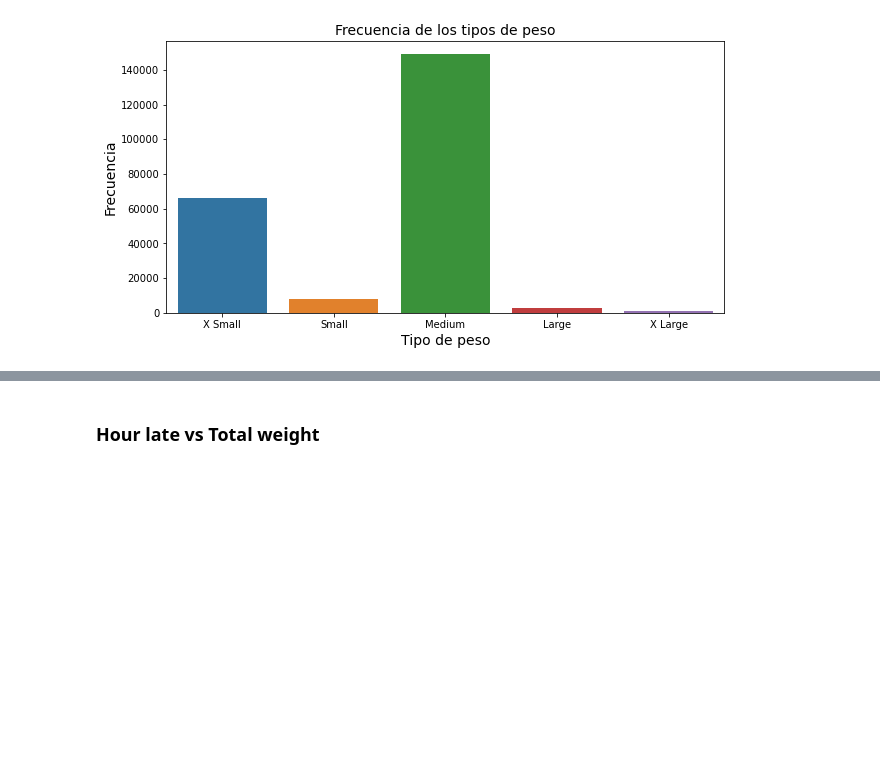
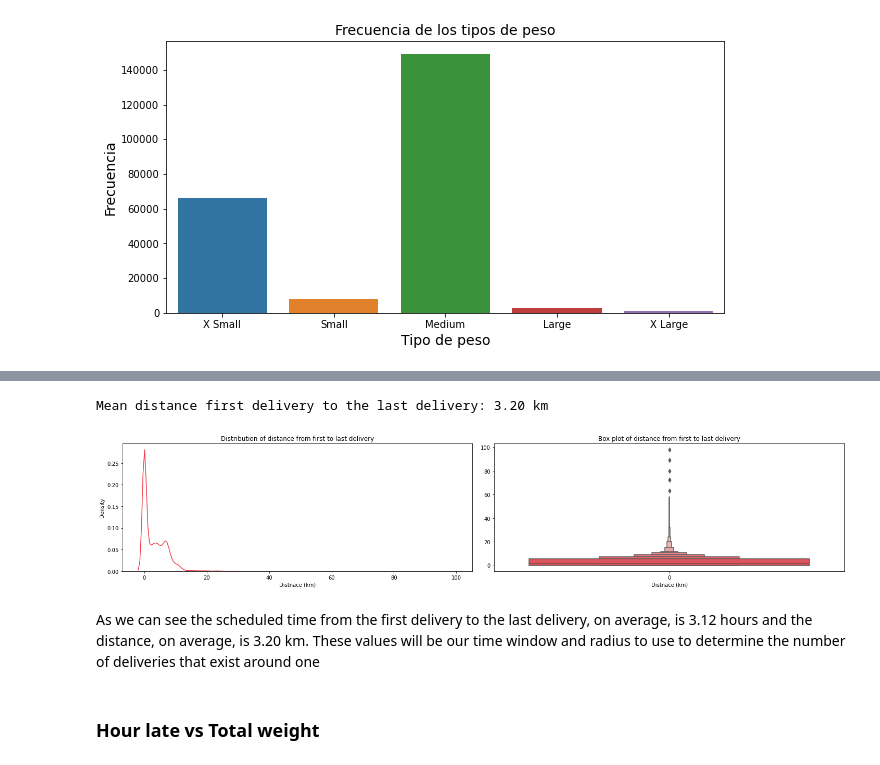
Before and after one commit to enmanuel-mag/ICD-Proyect, a Jupyter notebook: Proyect/notebooks/icd.ipynb, the cells around one changed output, grey strips where cells are left out. Saved outputs shown, nothing was run; the diff lists cells and outputs as text; code cells hidden in the pictures; blank space fills up the shorter version.

```diff
--- a/Proyect/notebooks/icd.ipynb
+++ b/Proyect/notebooks/icd.ipynb
@@ -163,0 +188,17 @@ df.apply(task_around, axis=1)
+# %%
+fig, ax =plt.subplots(1,2, figsize=(20,4))
+fig.tight_layout()
+
+ax[0].set_title('Distribution of distance from first to last delivery')
+ax[0].set_xlabel('Distnace (km)')
+sns.kdeplot(data=gr_hours, ax=ax[0], color=PALETTE[1])
+
+ax[1].set_title('Box plot of distance from first to last delivery')
+ax[1].set_xlabel('Distnace (km)')
+sns.boxenplot(data=gr_hours, ax=ax[1], color=PALETTE[1])
+print('Mean distance first delivery to the last delivery: {0:.2f} km'.format(gr_distance.mean()))
+# %% [output]
+Mean distance first delivery to the last delivery: 3.20 km
+[figure, added]
+# %% [markdown]
+As we can see the scheduled time from the first delivery to the last delivery, on average, is 3.12 hours and the distance, on average, is 3.20 km. These values will be our time window and radius to use to determine the number of deliveries that exist around one
```
Also changed, not shown: parts of 26 cells of this notebook, 5 other files.
